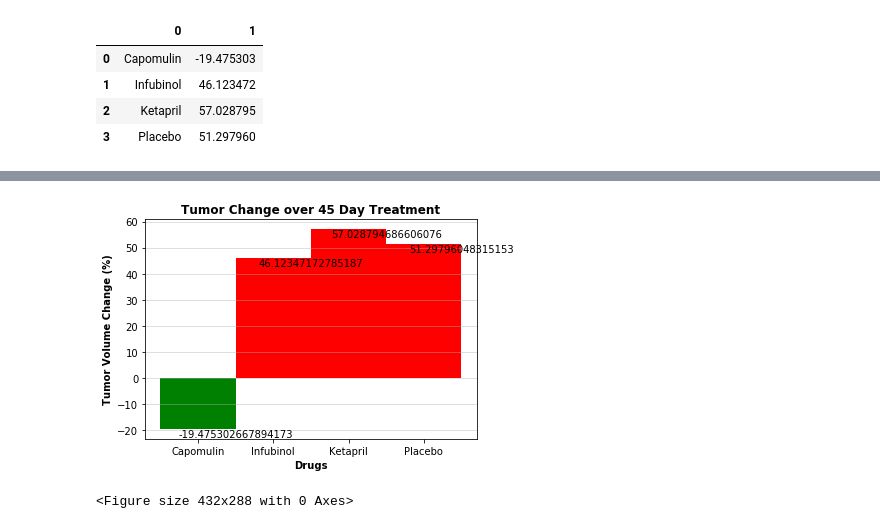
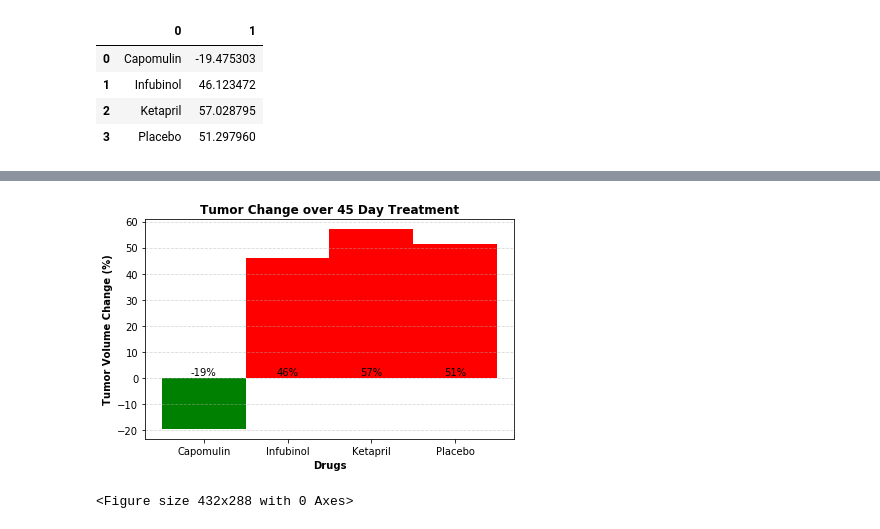
Before and after one commit to Yashwinie/bootcampspot-homework, a Jupyter notebook: mathplotlib-challenge/Pymaceuticals/Pymaceuticals_YSS.ipynb, the cells around one changed output, grey strips where cells are left out. Saved outputs shown, nothing was run; the diff lists cells and outputs as text; code cells hidden in the pictures.

Commit message:
bar label formating

```diff
--- a/mathplotlib-challenge/Pymaceuticals/Pymaceuticals_YSS.ipynb
+++ b/mathplotlib-challenge/Pymaceuticals/Pymaceuticals_YSS.ipynb
@@ -349,38 +343,46 @@ drug_percentchange_df
 # %%
 # Plot the bar graph
 x = drug_percentchange_df[0]
 y = drug_percentchange_df[1]
 
 colors = ['green' if (y < 0) else 'red' for y in y]
 
 rects1 = plt.bar(x, y, width=1.0, color=colors, align='center')
 
-plt.grid(linestyle='-', alpha=0.5, axis="y")
+plt.grid(linestyle='--', alpha=0.5, axis="y")
 
 plt.title("Tumor Change over 45 Day Treatment", fontweight='bold')
 plt.xlabel("Drugs", fontweight='bold')
 plt.ylabel("Tumor Volume Change (%)", fontweight='bold')
 
 
 # Use functions to label the percentages of changes
 def autolabel(rects):
     for rect in rects:
         height = rect.get_height()
-        plt.annotate('{}'.format(height),
-                    xy=(rect.get_x() + rect.get_width(), height),
-                    xytext=(0,0),
-                    textcoords="offset points",
-                    ha='center', va='top')
+        #plt.annotate('{}'.format(height),
+        plt.text(rect.get_x() + rect.get_width()/2, 4,
+        "%d%%" % int(height),
+        ha='center', va='top')
+
+
+
+#def autolabelPass(rects):
+#        for rect in rects:
+#            height = rect.get_height()
+#            ax.text(rect.get_x() + rect.get_width()/2., -8,
+#			'-%d%% ' % int(height) #turn it to 0 decimals & add %sign to make it look berrer
+#             ha='center', va='bottom', color=\"white\")
 
 # Call functions to implement the function calls
 autolabel(rects1)
 
 # Show the Figure
 plt.tight_layout()
 plt.show()
 
 # Save the Figure
 plt.savefig("../Images/tumorchanges.png")
 # %% [output]
-[figure, old version]
+[figure, new version]
 <Figure size 432x288 with 0 Axes>
```
Also changed, not shown: parts of 1 cell of this notebook.
